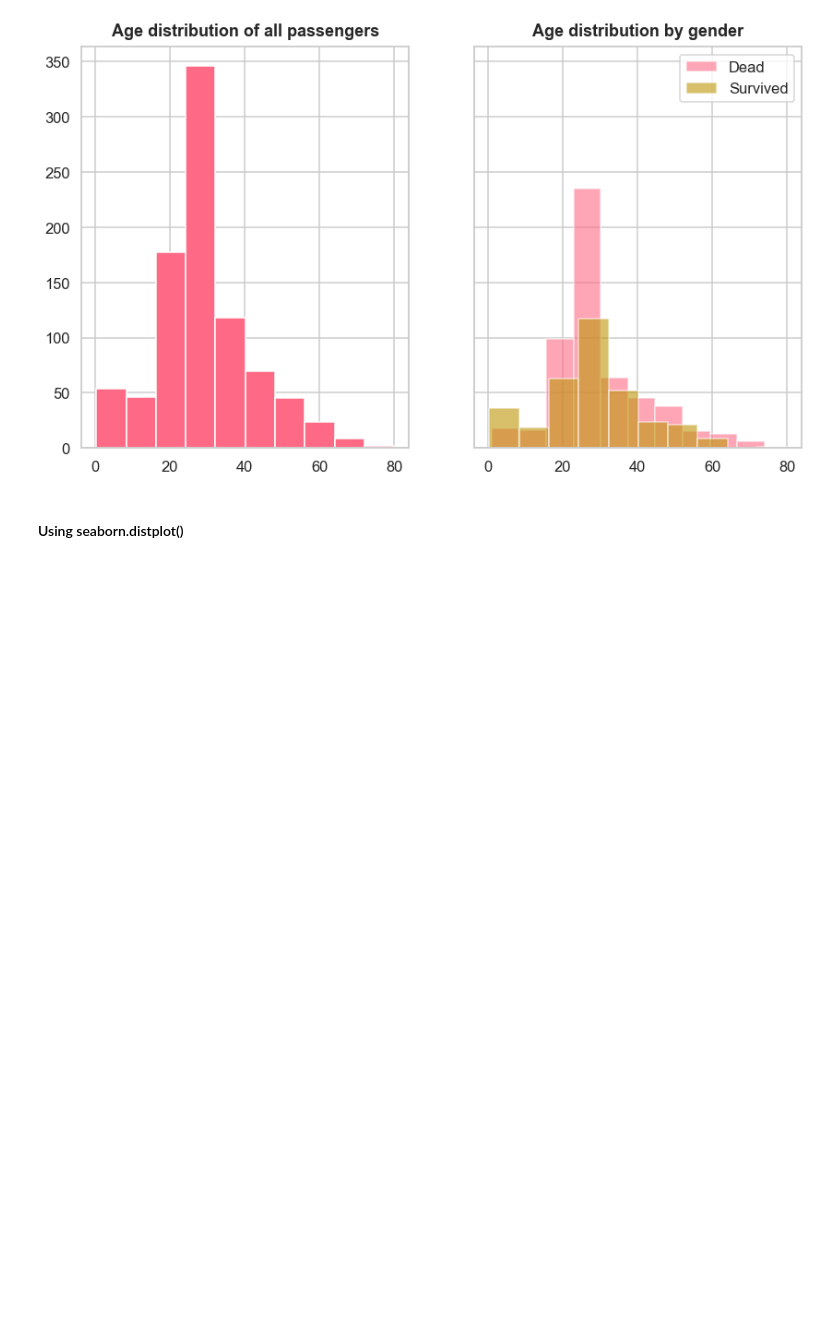
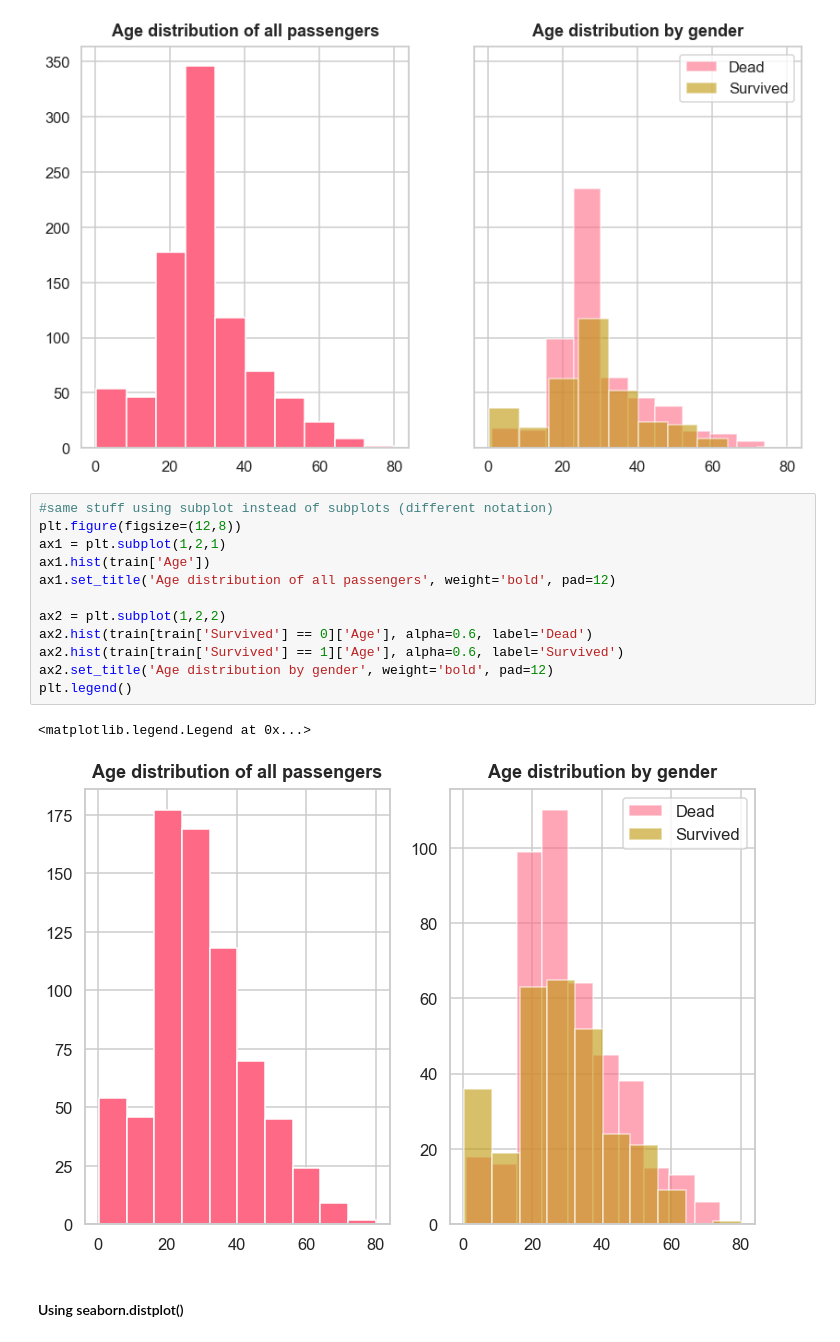
Before and after one commit to julisep/SPICEDbootcamp, a Jupyter notebook: Week_02/Titanic/exploratory_data_analysis.ipynb, the cells around one changed output. Drawn from its saved outputs; the diff is of its cells as text; blank space fills up the shorter version.

```diff
--- a/Week_02/Titanic/exploratory_data_analysis.ipynb
+++ b/Week_02/Titanic/exploratory_data_analysis.ipynb
@@ -109,6 +110,21 @@ plt.legend()
 # %% [output]
 <matplotlib.legend.Legend at 0x...>
 [figure]
+# %%
+#same stuff using subplot instead of subplots (different notation)
+plt.figure(figsize=(12,8))
+ax1 = plt.subplot(1,2,1)
+ax1.hist(train['Age'])
+ax1.set_title('Age distribution of all passengers', weight='bold', pad=12)
+
+ax2 = plt.subplot(1,2,2)
+ax2.hist(train[train['Survived'] == 0]['Age'], alpha=0.6, label='Dead')
+ax2.hist(train[train['Survived'] == 1]['Age'], alpha=0.6, label='Survived')
+ax2.set_title('Age distribution by gender', weight='bold', pad=12)
+plt.legend()
+# %% [output]
+<matplotlib.legend.Legend at 0x...>
+[figure, added]
 # %% [markdown]
 #### Using seaborn.distplot()
 # %%
```
Also changed, not shown: parts of 5 cells of this notebook, 3 other files.
